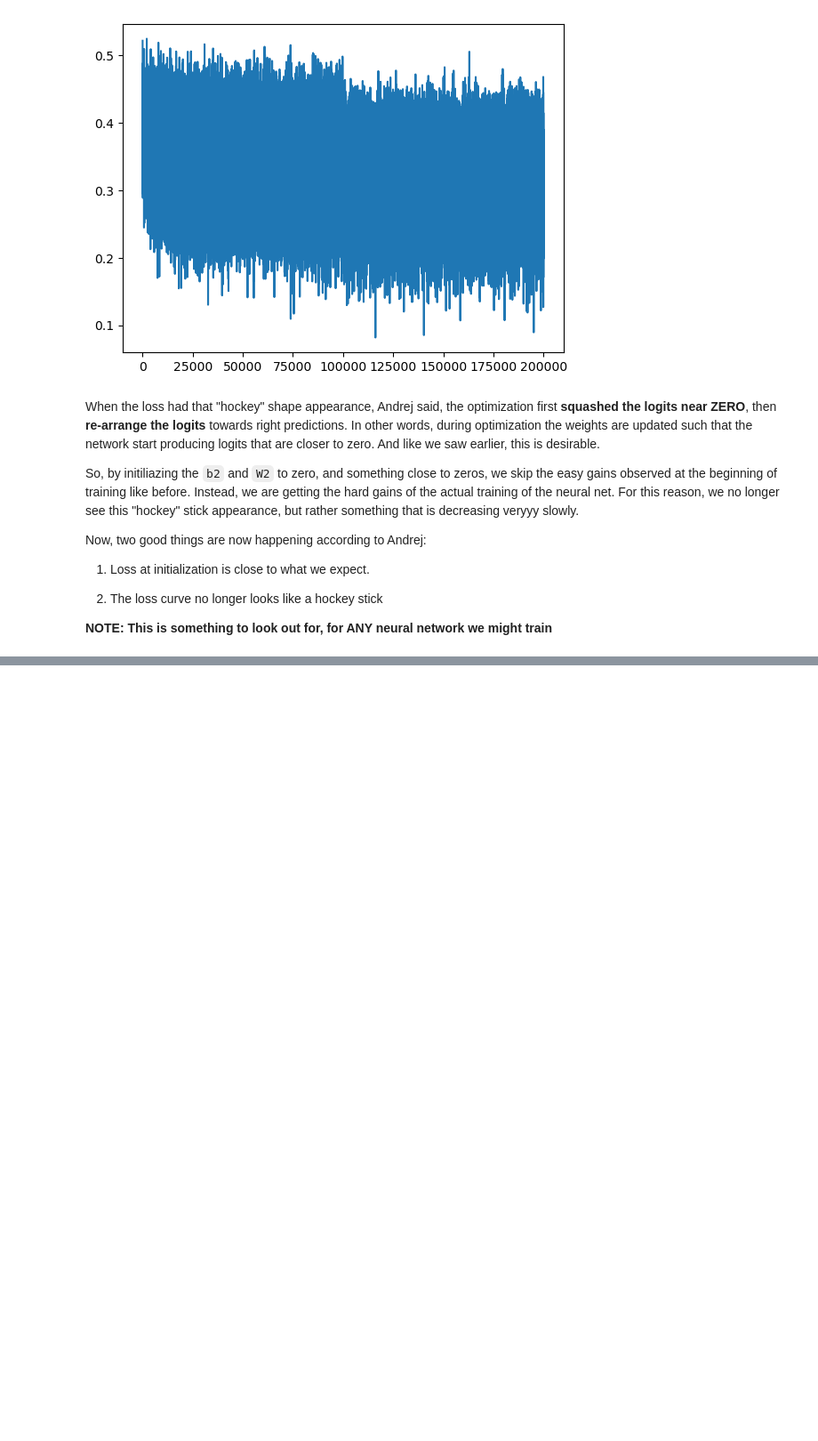
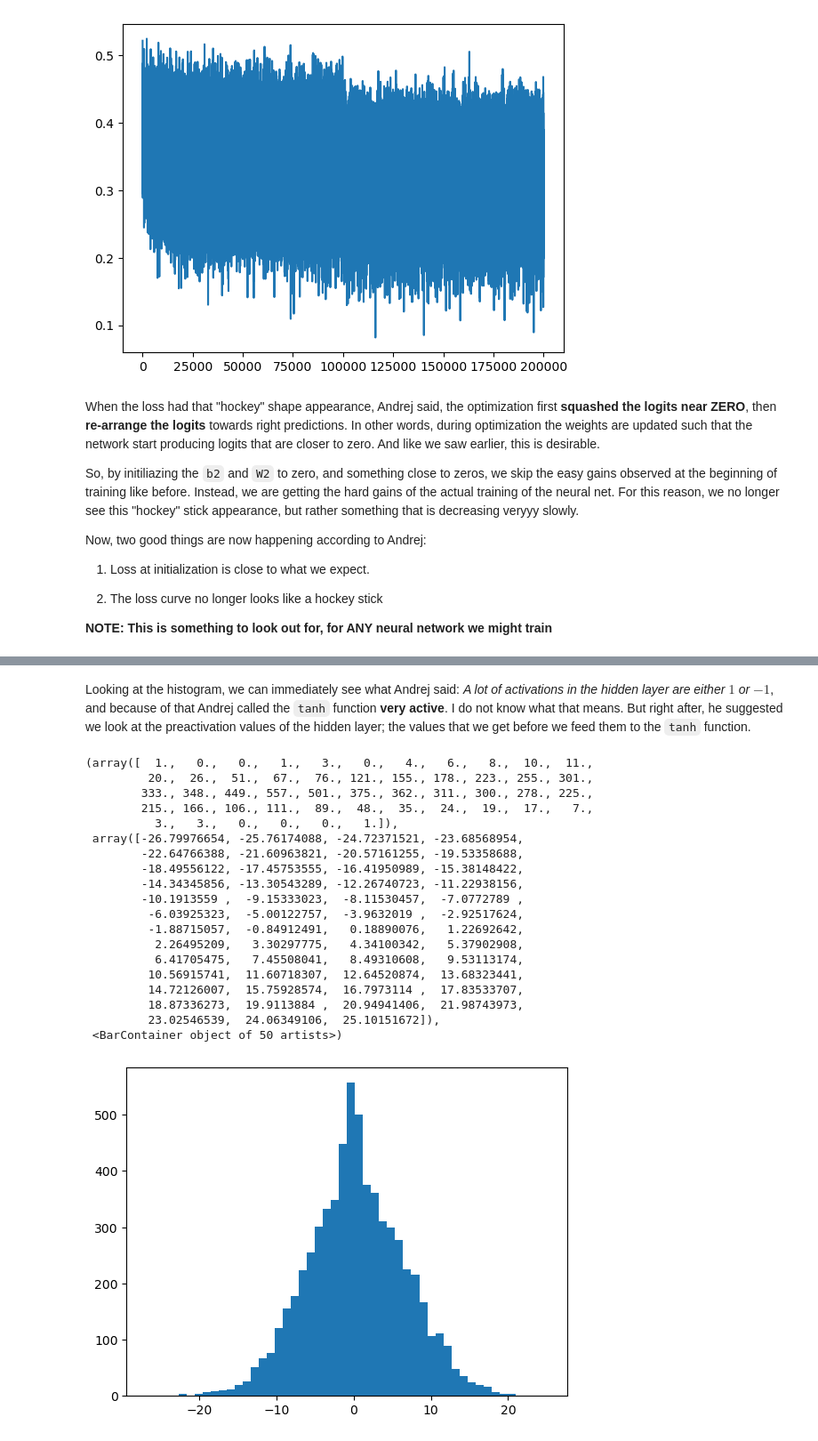
Before and after one commit to kassi-bertrand/machine-learning-notes, a Jupyter notebook: 08-Building Makemore/part-3.ipynb, the cells around one changed output, grey strips where cells are left out. Shown at 89% size. Cells and saved outputs as stored; diff of their text form; code cells hidden in the pictures; blank space fills up the shorter version.

```diff
--- a/08-Building Makemore/part-3.ipynb
+++ b/08-Building Makemore/part-3.ipynb
@@ -379,0 +417,25 @@ Fixing the initial loss, and the loss curve was the first problem. Now, we are l
+# %% [markdown]
+Looking at the histogram, we can immediately see what Andrej said: *A lot of activations in the hidden layer are either $1$ or $-1$*, and because of that Andrej called the `tanh` function **very active**. I do not know what that means. But right after, he suggested we look at the preactivation values of the hidden layer; the values that we get before we feed them to the `tanh` function.
+# %%
+plt.hist(hpreact.view(-1).tolist(), 50) # 50 bins
+# %% [output]
+(array([  1.,   0.,   0.,   1.,   3.,   0.,   4.,   6.,   8.,  10.,  11.,
+         20.,  26.,  51.,  67.,  76., 121., 155., 178., 223., 255., 301.,
+        333., 348., 449., 557., 501., 375., 362., 311., 300., 278., 225.,
+        215., 166., 106., 111.,  89.,  48.,  35.,  24.,  19.,  17.,   7.,
+          3.,   3.,   0.,   0.,   0.,   1.]),
+ array([-26.79976654, -25.76174088, -24.72371521, -23.68568954,
+        -22.64766388, -21.60963821, -20.57161255, -19.53358688,
+        -18.49556122, -17.45753555, -16.41950989, -15.38148422,
+        -14.34345856, -13.30543289, -12.26740723, -11.22938156,
+        -10.1913559 ,  -9.15333023,  -8.11530457,  -7.0772789 ,
+         -6.03925323,  -5.00122757,  -3.9632019 ,  -2.92517624,
+         -1.88715057,  -0.84912491,   0.18890076,   1.22692642,
+          2.26495209,   3.30297775,   4.34100342,   5.37902908,
+          6.41705475,   7.45508041,   8.49310608,   9.53113174,
+         10.56915741,  11.60718307,  12.64520874,  13.68323441,
+         14.72126007,  15.75928574,  16.7973114 ,  17.83533707,
+         18.87336273,  19.9113884 ,  20.94941406,  21.98743973,
+         23.02546539,  24.06349106,  25.10151672]),
+ <BarContainer object of 50 artists>)
+[figure, added]
```
Also changed, not shown: parts of 9 cells of this notebook.
